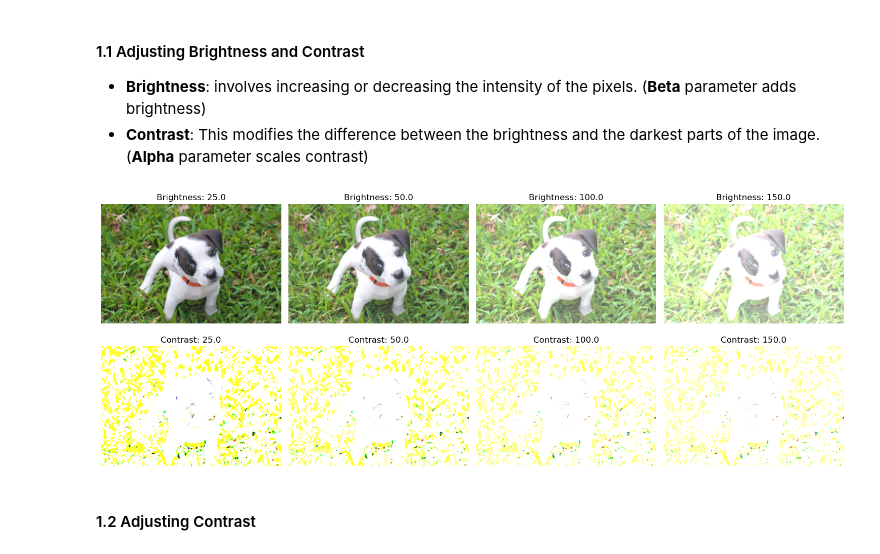
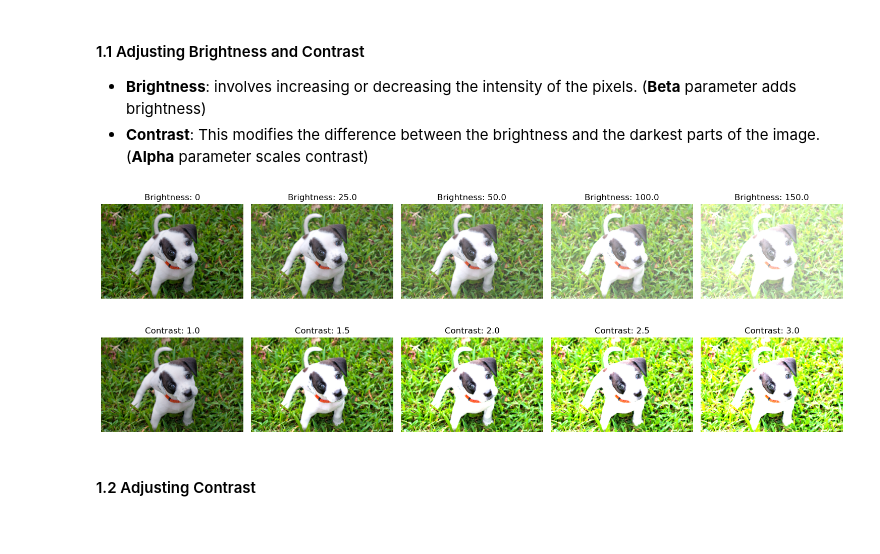
Before and after one commit to alcalderagl/processing_images, a Jupyter notebook: Activity 1/Activity_1.ipynb, the cells around one changed output. Saved outputs shown, nothing was run; the diff lists cells and outputs as text; code cells hidden in the pictures.

Commit message:
:feat:(bright_contrast): applying technique

```diff
--- a/Activity 1/Activity_1.ipynb
+++ b/Activity 1/Activity_1.ipynb
@@ -62,30 +62,30 @@ dog_img = Image.open('data/perrito.jpeg')
 # %%
 # anonimal function to test scales in alpha and beta
 adjust_brightness_contrast = lambda img, a=1, b=0: cv2.convertScaleAbs(np.array(img), alpha=a, beta=b)
 # scale of brightness and contrast
-bright_scales = [25.0, 50.0, 100.0, 150.0]
-contrast_scales = [2.0, 4.0, 8.0, 12.0]
+bright_scales = [0, 25.0, 50.0, 100.0, 150.0]
+contrast_scales = [1.0, 1.5, 2.0, 2.5, 3.0]
 # iterating the brightness dog imgs
 brightness_dog_imgs = [adjust_brightness_contrast(img=dog_img, b=bright_scale) for bright_scale in bright_scales]
 # iterating the contrast dog imgs
 contrast_dog_imgs = [adjust_brightness_contrast(img=dog_img, a=contrast_scale) for contrast_scale in contrast_scales]
 
 # ploting the results
 fig, axs = plt.subplots(2, len(contrast_scales), figsize=(15,6))
 
 for i, bright_img in enumerate(brightness_dog_imgs):
     axs[0, i].imshow(bright_img)
     axs[0, i].set_title(f"Brightness: {bright_scales[i]}")
     axs[0, i].axis("off")
 
 for i, contrast_img in enumerate(contrast_dog_imgs):
     axs[1, i].imshow(contrast_img)
     axs[1, i].set_title(f"Contrast: {contrast_scales[i]}")
     axs[1, i].axis("off")
 
 plt.tight_layout()
 plt.show()
 # %% [output]
-[figure, old version]
+[figure, new version]
 # %% [markdown]
 #### 1.2 Adjusting Contrast
```
Also changed, not shown: parts of 1 cell of this notebook.
